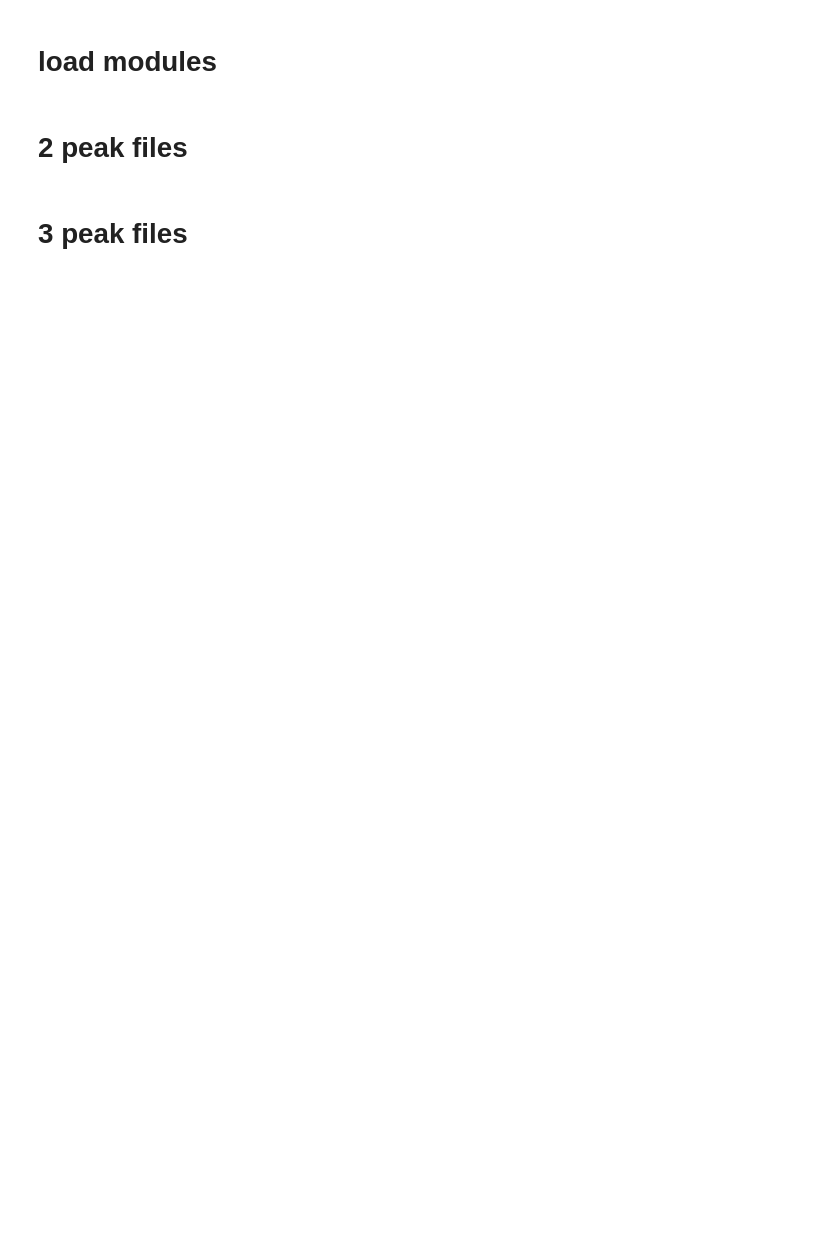
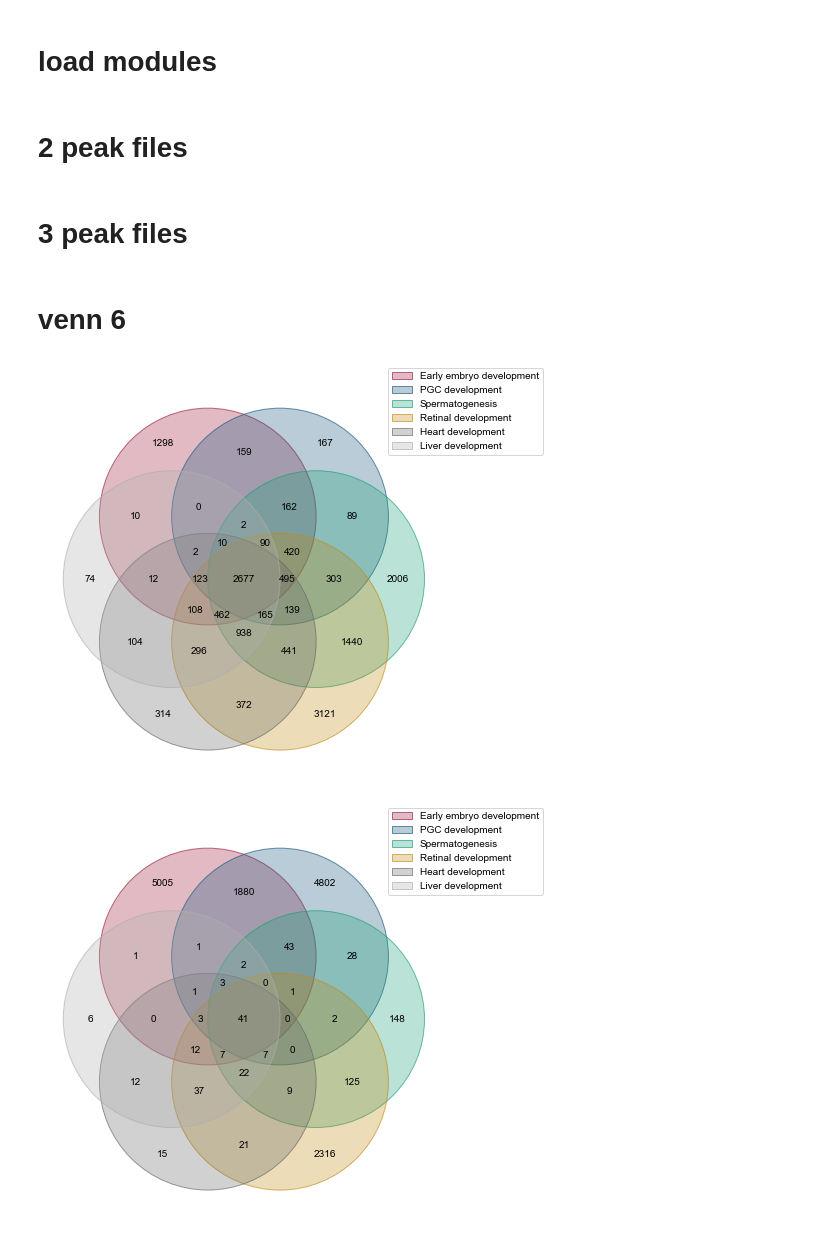
Before and after one commit to Reemann/Bioinformatics_analysis, a Jupyter notebook: statistic_plots/vennplot_peak.ipynb, the cells around one changed output. Cells and saved outputs as stored; diff of their text form; code cells hidden in the pictures; blank space fills up the shorter version.

Commit message:
add plot tips

```diff
--- a/statistic_plots/vennplot_peak.ipynb
+++ b/statistic_plots/vennplot_peak.ipynb
@@ -186,3 +186,27 @@ peak_overlap_venn3(
     col2='#8DA58E',
     col3='#92B2CB',
     output_file='/mnt/Storage/home/wangyiman/fitCUTRUN/revision_1/analysis/figures/Fig4_Venn3_reduceInput_Nanog.pdf')
+# %% [markdown]
+# venn 6
+# %%
+from venn import pseudovenn
+from venn import get_labels
+
+for C_class in ['CHM', 'CHnonM', 'CMnonH'] :
+# for C_class in ['CHM'] :
+    fig, ax = plt.subplots(figsize=(6.4 * 1.25, 4.8 * 1.25), tight_layout = True)
+    pseudovenn(
+        listInput_total[C_class],
+        cmap=my_cmap_process6,
+        ax = ax,
+        alpha=0.3,
+        hint_hidden = False,
+        fontsize=10,
+        legend_loc=None,
+
+    )
+    ax.legend(listInput_total[C_class].keys(), loc='lower left', bbox_to_anchor=(.85, .8))
+    fig.savefig(f'/mnt/Storage/home/wangyiman/CHMsInOtherContexts/figures/make3_venn6_{C_class}_process_intersection.pdf', transparent = True)
+# %% [output]
+[figure, added]
+[figure, added]
```
Also changed, not shown: parts of 1 cell of this notebook, 1 other file.
